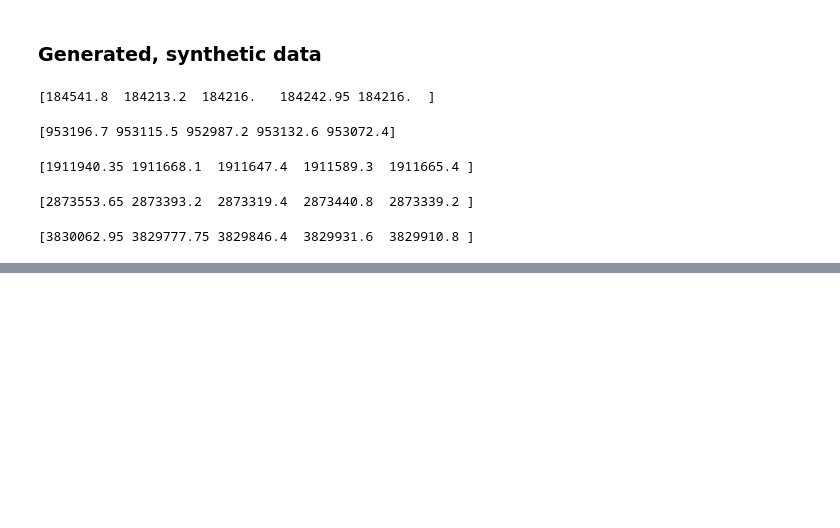
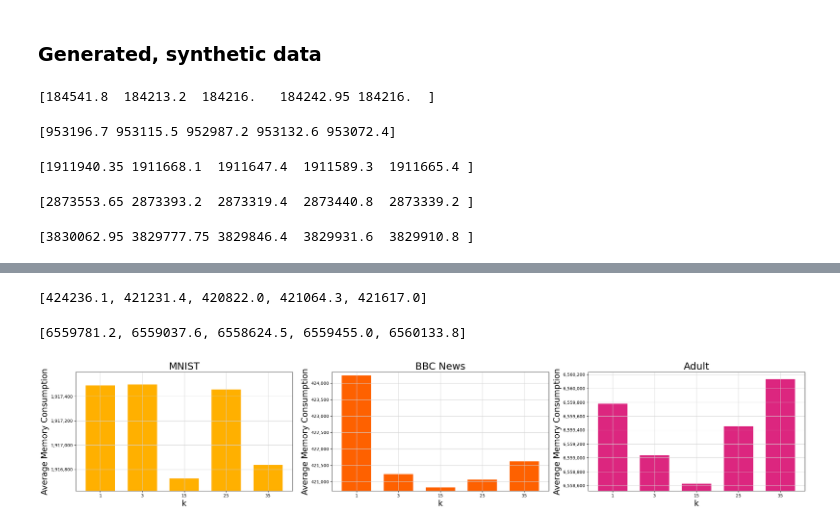
Before and after one commit to niconymanda/knn-chain, a Jupyter notebook: paper_results.ipynb, the cells around one changed output, grey strips where cells are left out. Drawn from its saved outputs; the diff is of its cells as text; code cells hidden in the pictures; blank space fills up the shorter version.

```diff
--- a/paper_results.ipynb
+++ b/paper_results.ipynb
@@ -564,0 +491,5 @@ plt.show()
+# %%
+bbc_mem = wrapper_mem(bbc_matrix, new_ks, 20)
+print(bbc_mem)
+# %% [output]
+[424236.1, 421231.4, 420822.0, 421064.3, 421617.0]
@@ -564,0 +498,12 @@ plt.show()
+# %%
+adult_mem = wrapper_mem(adult, new_ks, 20)
+print(adult_mem)
+# %% [output]
+[6559781.2, 6559037.6, 6558624.5, 6559455.0, 6560133.8]
+# %%
+real_mems = [mnist_mem, bbc_mem, adult_mem]
+titles = ['MNIST','BBC News','Adult']
+# %%
+plot_mem(real_mems, new_ks, titles)
+# %% [output]
+[figure, added]
```
Also changed, not shown: parts of 27 cells of this notebook.
